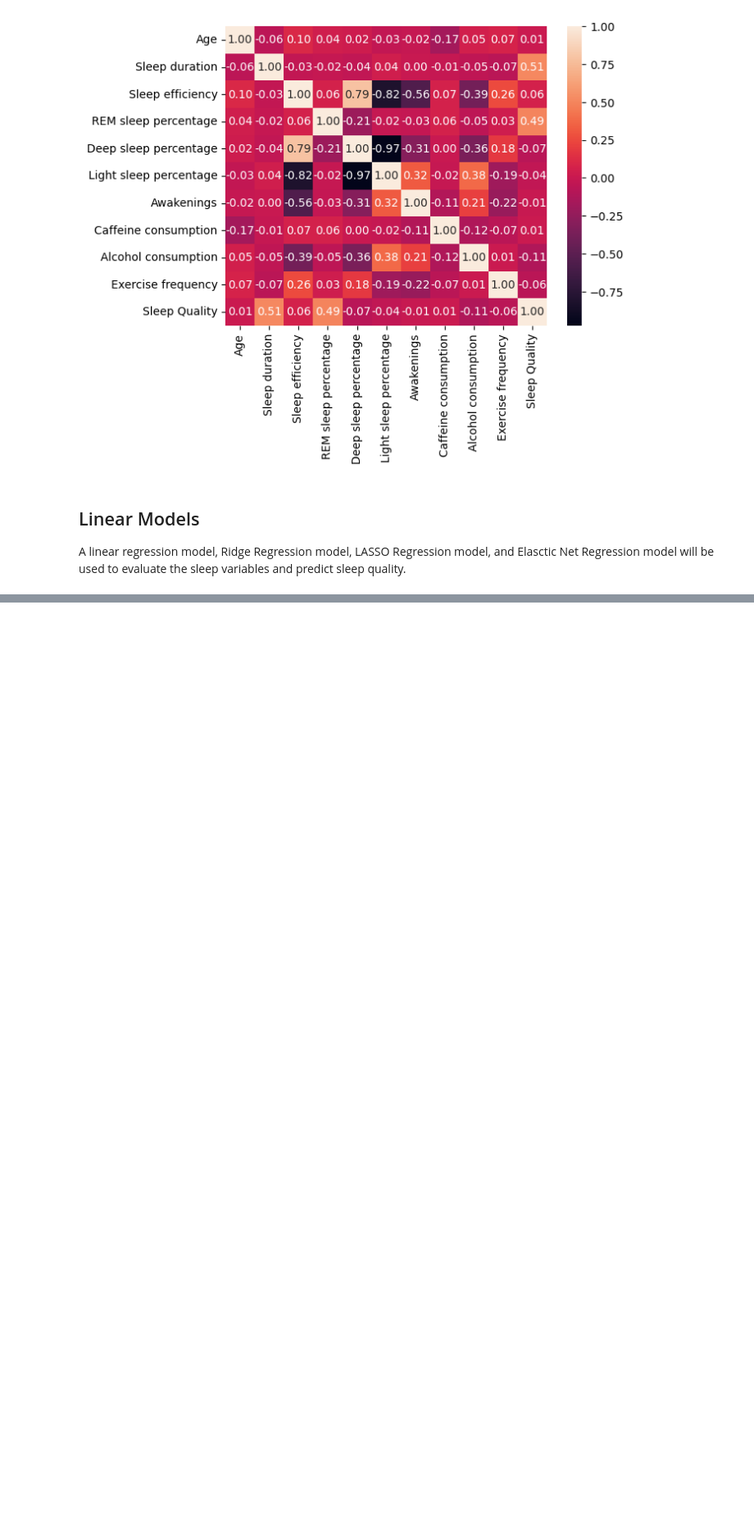
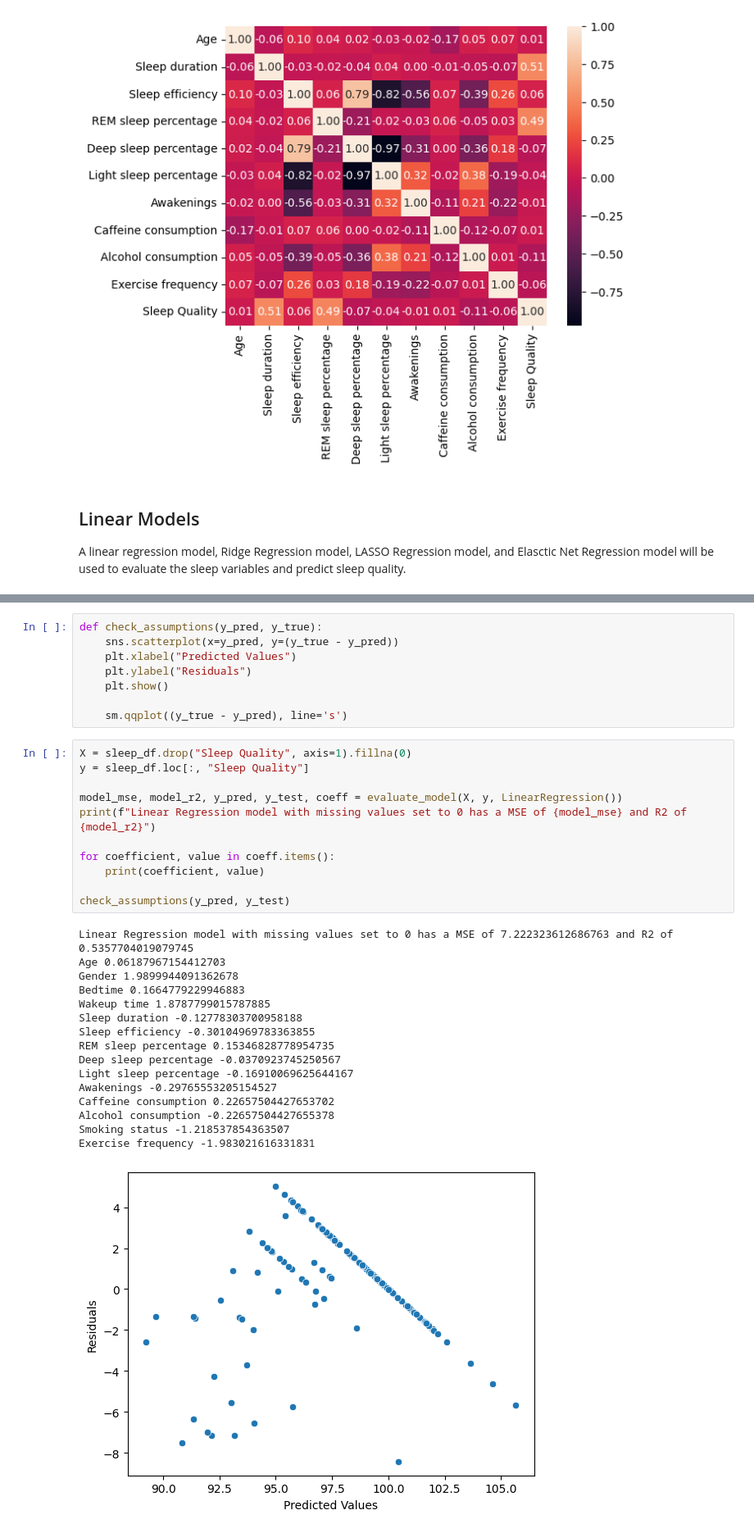
Before and after one commit to calebrauscher/IBM_supervised_learning, a Jupyter notebook: sleep_analysis.ipynb, the cells around one changed output, grey strips where cells are left out. Shown at 82% size. Cells and saved outputs as stored; diff of their text form; blank space fills up the shorter version.

```diff
--- a/sleep_analysis.ipynb
+++ b/sleep_analysis.ipynb
@@ -202,0 +207,36 @@ Linear Regression model with missing values set to 0 has a MSE of 7.222323612686
+# %%
+def check_assumptions(y_pred, y_true):
+    sns.scatterplot(x=y_pred, y=(y_true - y_pred))
+    plt.xlabel("Predicted Values")
+    plt.ylabel("Residuals")
+    plt.show()
+
+    sm.qqplot((y_true - y_pred), line='s')
+# %%
+X = sleep_df.drop("Sleep Quality", axis=1).fillna(0)
+y = sleep_df.loc[:, "Sleep Quality"]
+
+model_mse, model_r2, y_pred, y_test, coeff = evaluate_model(X, y, LinearRegression())
+print(f"Linear Regression model with missing values set to 0 has a MSE of {model_mse} and R2 of {model_r2}")
+
+for coefficient, value in coeff.items():
+    print(coefficient, value)
+
+check_assumptions(y_pred, y_test)
+# %% [output]
+Linear Regression model with missing values set to 0 has a MSE of 7.222323612686763 and R2 of 0.5357704019079745
+Age 0.06187967154412703
+Gender 1.9899944091362678
+Bedtime 0.1664779229946883
+Wakeup time 1.8787799015787885
+Sleep duration -0.12778303700958188
+Sleep efficiency -0.30104969783363855
+REM sleep percentage 0.15346828778954735
+Deep sleep percentage -0.0370923745250567
+Light sleep percentage -0.16910069625644167
+Awakenings -0.29765553205154527
+Caffeine consumption 0.22657504427653702
+Alcohol consumption -0.22657504427655378
+Smoking status -1.218537854363507
+Exercise frequency -1.983021616331831
+[figure, added]
```
Also changed, not shown: parts of 13 cells of this notebook.
